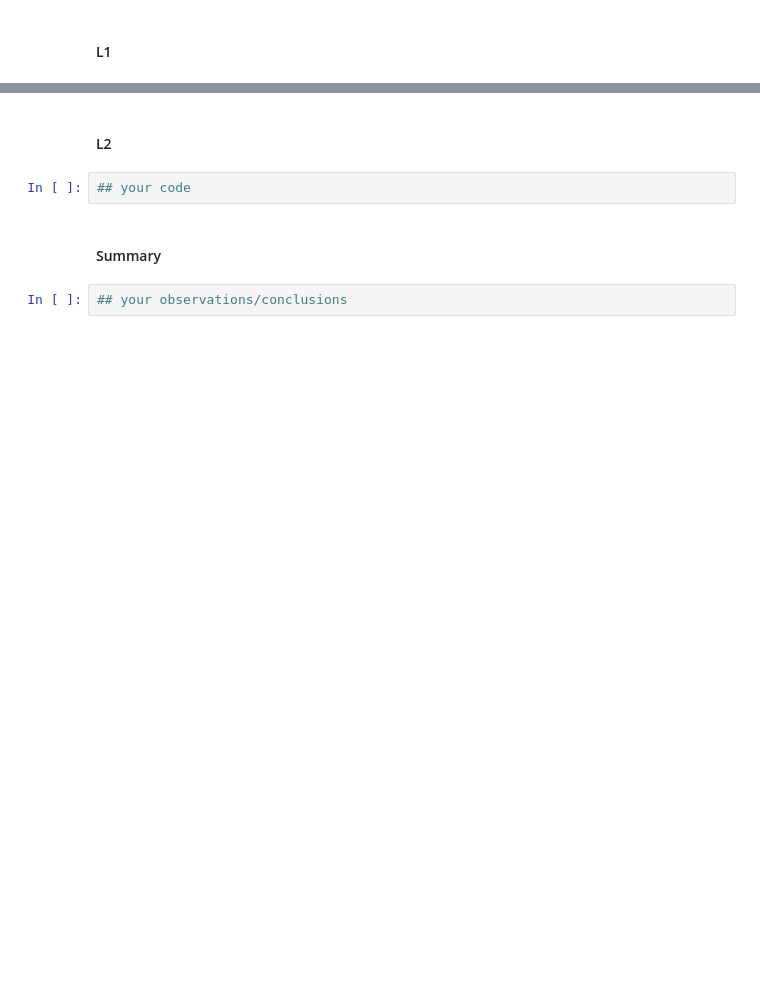
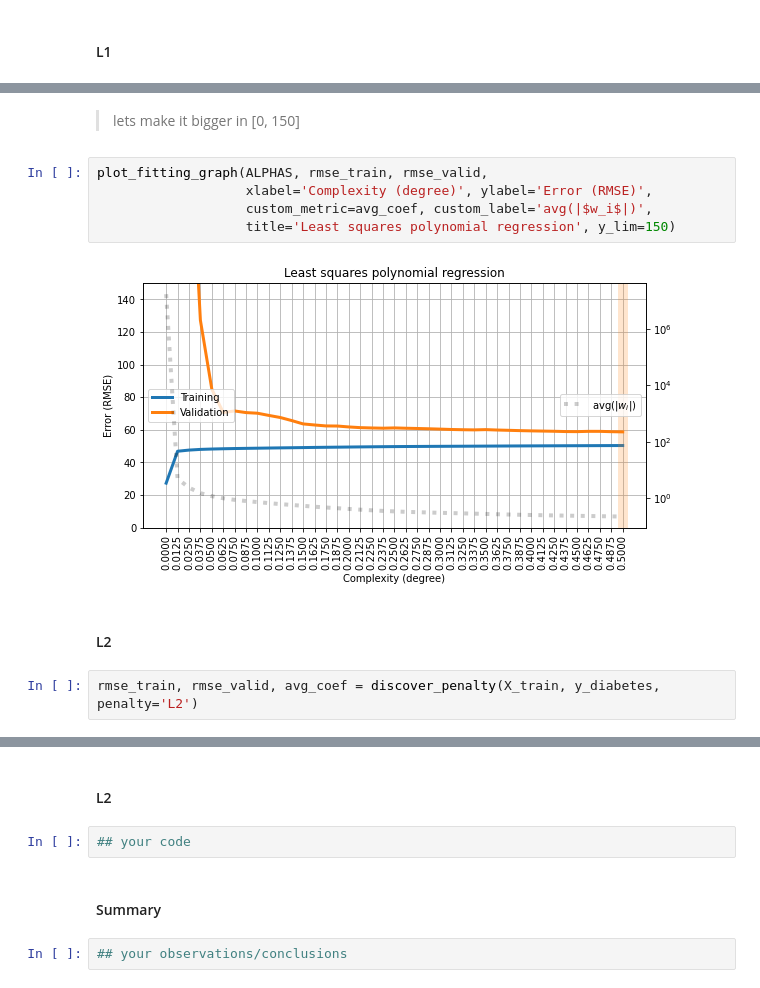
Before and after one commit to kremenevskiy/ml-intro, a Jupyter notebook: 4_overfitting_regularization/overfitting_regularization.ipynb, the cells around one changed output, grey strips where cells are left out. Drawn from its saved outputs; the diff is of its cells as text; blank space fills up the shorter version.

```diff
--- a/4_overfitting_regularization/overfitting_regularization.ipynb
+++ b/4_overfitting_regularization/overfitting_regularization.ipynb
@@ -367,0 +492,13 @@ Please do a discovery on your own and find that out empirically (both for **L1**
+# %% [markdown]
+> lets make it bigger in [0, 150]
+# %%
+plot_fitting_graph(ALPHAS, rmse_train, rmse_valid,
+                   xlabel='Complexity (degree)', ylabel='Error (RMSE)',
+                   custom_metric=avg_coef, custom_label='avg(|$w_i$|)',
+                   title='Least squares polynomial regression', y_lim=150)
+# %% [output]
+[figure, added]
+# %% [markdown]
+#### L2
+# %%
+rmse_train, rmse_valid, avg_coef = discover_penalty(X_train, y_diabetes, penalty='L2')
```
Also changed, not shown: parts of 65 cells of this notebook.
